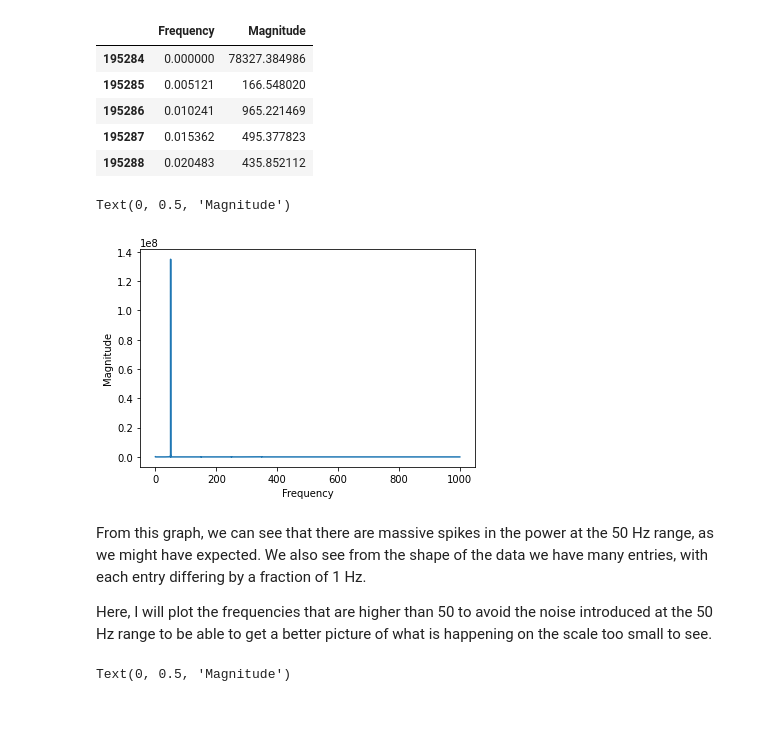
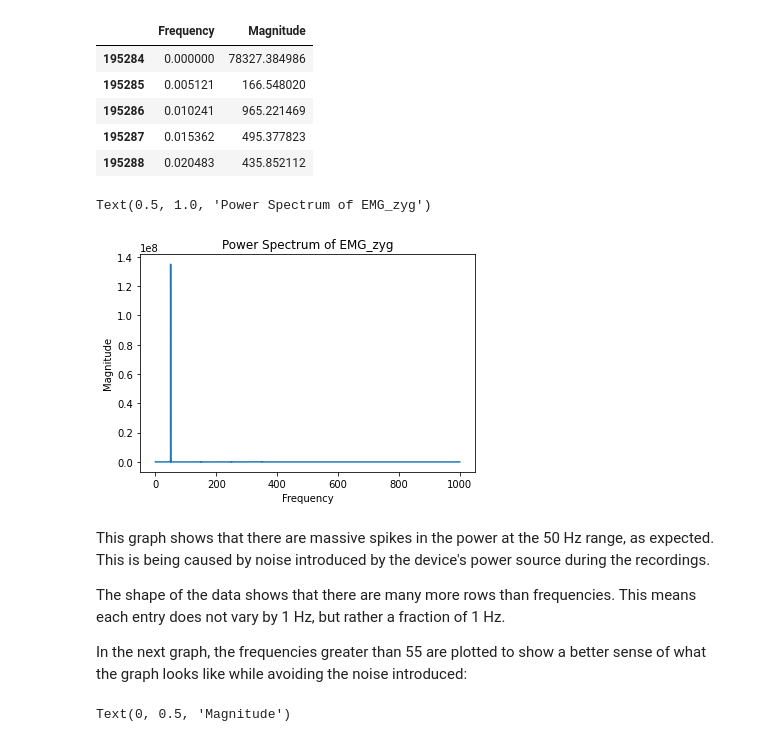
Before and after one commit to WiIIson/EMGFlow-Python-Package, a Jupyter notebook: PeakAffectDS-Analysis.ipynb, the cells around one changed output. Saved outputs shown, nothing was run; the diff lists cells and outputs as text; code cells hidden in the pictures; blank space fills up the shorter version.

```diff
--- a/PeakAffectDS-Analysis.ipynb
+++ b/PeakAffectDS-Analysis.ipynb
@@ -58,21 +59,24 @@ rows = 195284
 | 195286 | 0.010241 | 965.221469 |
 | 195287 | 0.015362 | 495.377823 |
 | 195288 | 0.020483 | 435.852112 |
-# %%
-#
-# Plots the power spectrum for EMG_zyg
-#
-
-plt.plot(ps['Frequency'], ps['Magnitude'])
-plt.xlabel('Frequency')
-plt.ylabel('Magnitude')
-# %% [output]
-Text(0, 0.5, 'Magnitude')
-[figure, removed]
+# %%
+#
+# Plots the power spectrum for EMG_zyg
+#
+
+plt.plot(ps['Frequency'], ps['Magnitude'])
+plt.xlabel('Frequency')
+plt.ylabel('Magnitude')
+plt.title('Power Spectrum of EMG_zyg')
+# %% [output]
+Text(0.5, 1.0, 'Power Spectrum of EMG_zyg')
+[figure, added]
 # %% [markdown]
-From this graph, we can see that there are massive spikes in the power at the 50 Hz range, as we might have expected. We also see from the shape of the data we have many entries, with each entry differing by a fraction of 1 Hz.
+This graph shows that there are massive spikes in the power at the 50 Hz range, as expected. This is being caused by noise introduced by the device's power source during the recordings.
 
-Here, I will plot the frequencies that are higher than 50 to avoid the noise introduced at the 50 Hz range to be able to get a better picture of what is happening on the scale too small to see.
+The shape of the data shows that there are many more rows than frequencies. This means each entry does not vary by 1 Hz, but rather a fraction of 1 Hz.
+
+In the next graph, the frequencies greater than 55 are plotted to show a better sense of what the graph looks like while avoiding the noise introduced:
 # %%
 #
 # Ensuring the data still looks good despite noise
```
Also changed, not shown: parts of 21 cells of this notebook.
